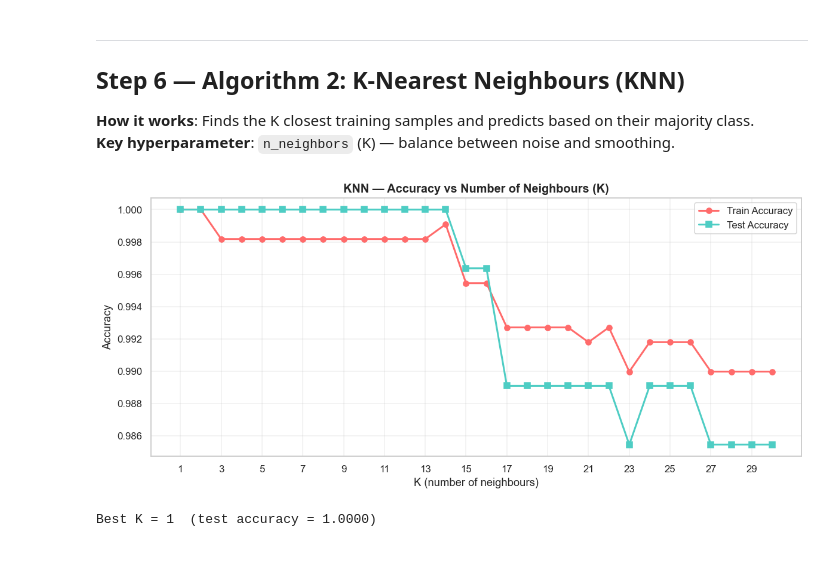
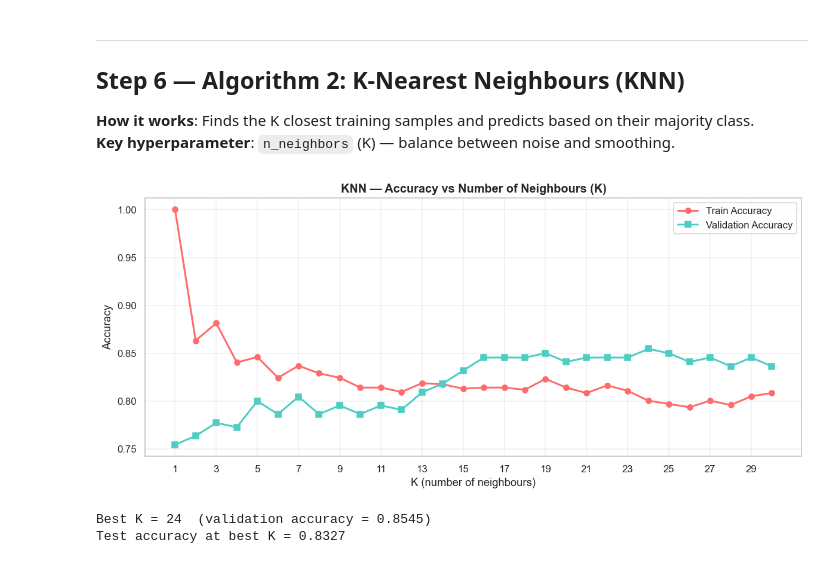
Before and after one commit to LakshyaAhlawat/banknote_authentication, a Jupyter notebook: banknote_authentication.ipynb, the cells around one changed output. Cells and saved outputs as stored; diff of their text form; code cells hidden in the pictures.

```diff
--- a/banknote_authentication.ipynb
+++ b/banknote_authentication.ipynb
@@ -441,15 +459,16 @@ Helper functions defined successfully!
 **How it works**: Uses the logistic function to model the probability of a banknote being genuine.
 **Output**: Probability value (0 to 1), threshold (usually 0.5) determines the class.
 # %%
-# -- Logistic Regression uses PRE-SCALED data from Step 4.2 --
+# -- Logistic Regression uses PRE-SCALED noisy data from Step 4.2 --
 
-# Create and train the model
+# Create and train the model (slightly stronger regularization)
 log_reg_model = LogisticRegression(
     max_iter=1000,
-    random_state=RANDOM_SEED
+    random_state=RANDOM_SEED,
+    C=0.2
 )
 
-# Train Logistic Regression on scaled data
+# Train Logistic Regression on scaled noisy data
 log_reg_model.fit(X_train_scaled, y_train)
 
 # Make predictions on test set
@@ -613,40 +632,55 @@ Logistic Regression — 10-Fold Cross-Validation Accuracy per fold:
 # %%
 # ── KNN requires SCALED data (distance-based algorithm) ──
 
-# Find the best K by testing K = 1 to 30
-k_values      = range(1, 31)
+# IMPORTANT: choose K using a validation split from training data (not the test set)
+X_train_sub, X_val_sub, y_train_sub, y_val_sub = train_test_split(
+    X_train_scaled, y_train,
+    test_size=0.20,
+    random_state=RANDOM_SEED,
+    stratify=y_train
+)
+
+# Find the best K by testing K = 1 to 30 on validation accuracy
+k_values = range(1, 31)
 knn_train_acc = []
-knn_test_acc  = []
+knn_val_acc = []
 
 for k in k_values:
     knn_model = KNeighborsClassifier(n_neighbors=k)
-    knn_model.fit(X_train_scaled, y_train)
+    knn_model.fit(X_train_sub, y_train_sub)
 
-    train_preds = knn_model.predict(X_train_scaled)
-    test_preds  = knn_model.predict(X_test_scaled)
+    train_preds = knn_model.predict(X_train_sub)
+    val_preds = knn_model.predict(X_val_sub)
 
-    knn_train_acc.append(accuracy_score(y_train, train_preds))
-    knn_test_acc.append(accuracy_score(y_test,  test_preds))
+    knn_train_acc.append(accuracy_score(y_train_sub, train_preds))
+    knn_val_acc.append(accuracy_score(y_val_sub, val_preds))
 
-# Plot accuracy vs K
+# Plot accuracy vs K (train vs validation)
 plt.figure(figsize=(11, 5))
 plt.plot(k_values, knn_train_acc, marker="o", label="Train Accuracy", color="#FF6B6B", linewidth=2)
-plt.plot(k_values, knn_test_acc,  marker="s", label="Test Accuracy",  color="#4ECDC4", linewidth=2)
+plt.plot(k_values, knn_val_acc, marker="s", label="Validation Accuracy", color="#4ECDC4", linewidth=2)
 plt.title("KNN — Accuracy vs Number of Neighbours (K)", fontsize=13, fontweight="bold")
 plt.xlabel("K (number of neighbours)")
 plt.ylabel("Accuracy")
 plt.xticks(range(1, 31, 2))
 plt.legend(fontsize=11)
 plt.grid(alpha=0.3)
 plt.tight_layout()
 plt.show()
 
-# Choose K with maximum test accuracy
-best_k = list(k_values)[np.argmax(knn_test_acc)]
-print(f"Best K = {best_k}  (test accuracy = {max(knn_test_acc):.4f})")
+# Choose K with maximum validation accuracy
+best_k = list(k_values)[np.argmax(knn_val_acc)]
+print(f"Best K = {best_k}  (validation accuracy = {max(knn_val_acc):.4f})")
+
+# Final untouched test-set accuracy at this chosen K
+knn_temp = KNeighborsClassifier(n_neighbors=best_k)
+knn_temp.fit(X_train_scaled, y_train)
+y_test_temp = knn_temp.predict(X_test_scaled)
+print(f"Test accuracy at best K = {accuracy_score(y_test, y_test_temp):.4f}")
 # %% [output]
-[figure, old version]
+[figure, new version]
-Best K = 1  (test accuracy = 1.0000)
+Best K = 24  (validation accuracy = 0.8545)
+Test accuracy at best K = 0.8327
 # %%
 # ── Train the best KNN model ──
 best_knn_model = KNeighborsClassifier(n_neighbors=best_k)
```
Also changed, not shown: parts of 31 cells of this notebook.
